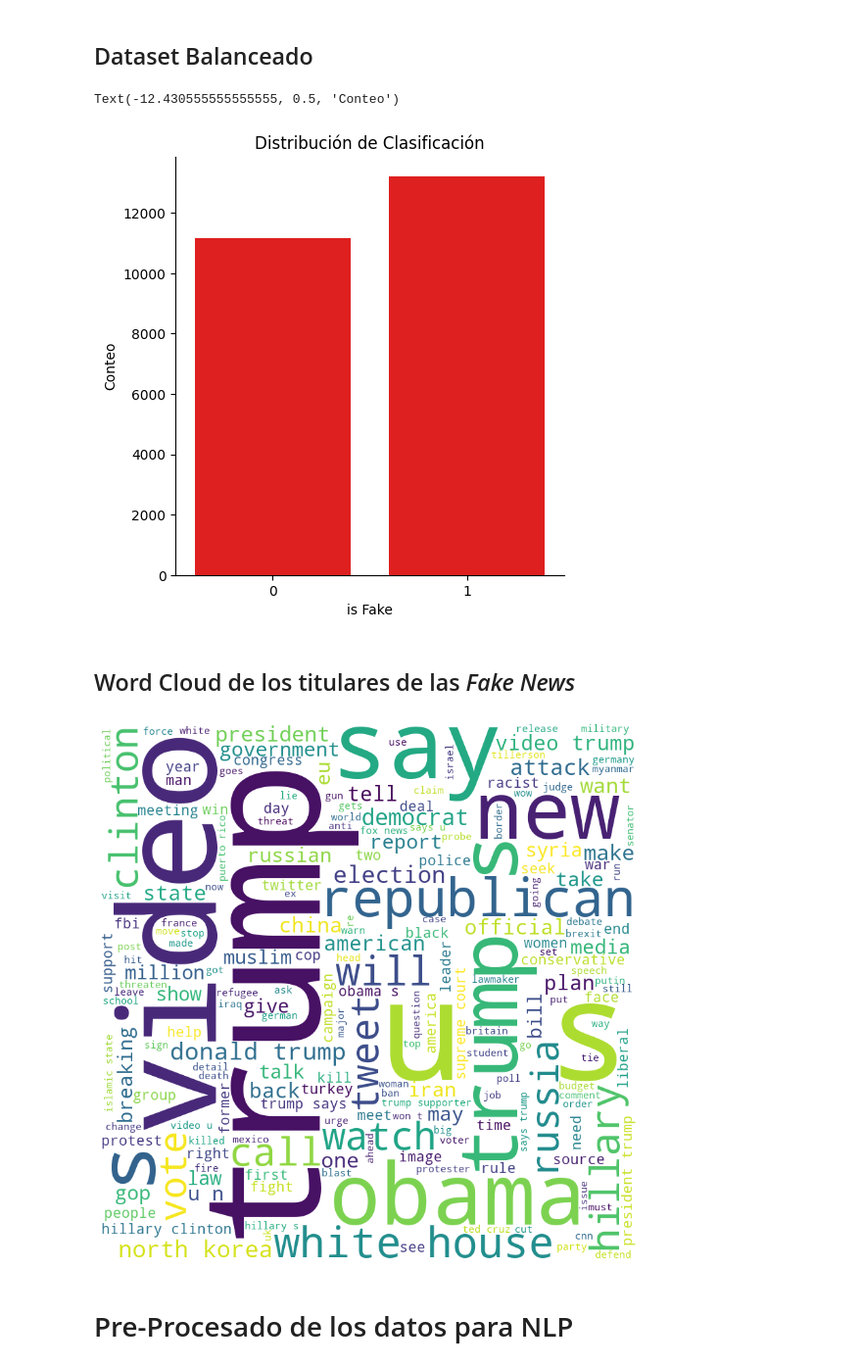
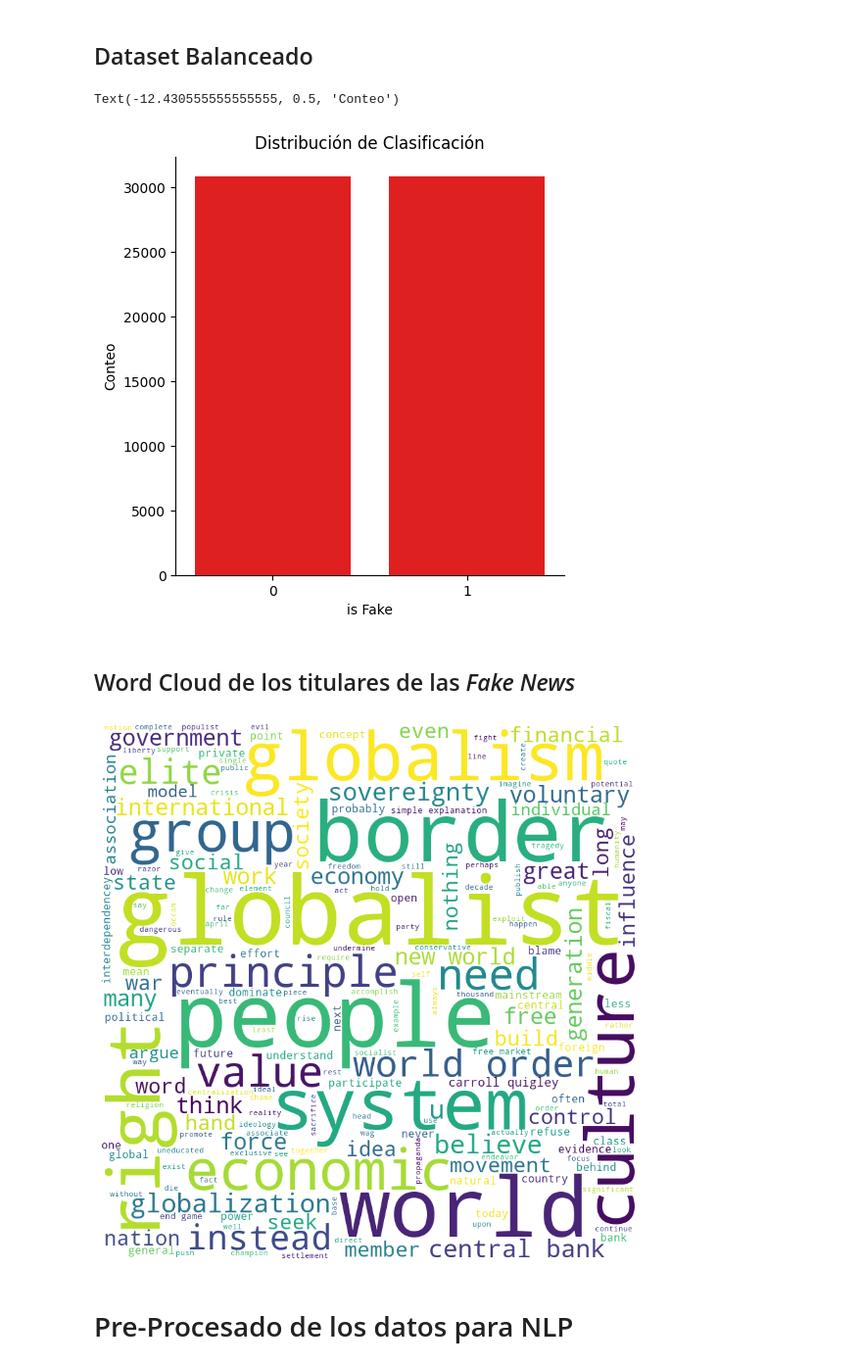
Before and after one commit to LuisFelipePoma/Fake_News_Detector, a Jupyter notebook: src/model/code.ipynb, the cells around one changed output. Shown at 98% size. Cells and saved outputs as stored; diff of their text form; code cells hidden in the pictures.

```diff
--- a/src/model/code.ipynb
+++ b/src/model/code.ipynb
@@ -8,9 +9,36 @@ import numpy as np
+# %%
+def load_data():
+    !curl -L "https://prod-dcd-datasets-cache-zipfiles.s3.eu-west-1.amazonaws.com/945z9xkc8d-1.zip" -o data.zip
+    !unzip "data.zip" && unzip "Fake News Dataset.zip"
+    !del -r *.zip
+
+    main_directory = os.path.join(os.getcwd(),"Fake News Dataset")
+    subdirectories = [x[0] for x in os.walk(main_directory)][1:]
+
+    dataframes = []
+    # Itera a través de los subdirectorios y archivos train.csv
+    for subdirectory in subdirectories:
+        file_path = os.path.join(subdirectory, "train.csv")
+
+        # Verifica si el archivo train.csv existe en el subdirectorio
+        if os.path.exists(file_path):
+            data = pd.read_csv(file_path)
+            dataframes.append(data)
+
+
+    # Combina los DataFrames en uno solo
+    combined_data = pd.concat(dataframes, ignore_index=True)
+
+    # Guarda el DataFrame combinado en un archivo train_combined.csv
+    combined_data.to_csv("dataset.csv", index=False)
+    print("Archivos train.csv combinados con éxito en train_combined.csv")
 # %%
 try:
-    df = pd.read_parquet("0.parquet")
+    df = pd.read_csv("dataset.csv",sep=";")
 except:
     print("Downloading dataset .....")
-    !curl -L "https://huggingface.co/datasets/GonzaloA/fake_news/resolve/refs%2Fconvert%2Fparquet/default/train/0000.parquet" -o 0.parquet
+    load_data()
+    # !curl -L "https://huggingface.co/datasets/GonzaloA/fake_news/resolve/refs%2Fconvert%2Fparquet/default/train/0000.parquet" -o 0.parquet
 # %% [markdown]
 ## Inspeccionar datos
 # %%
@@ -52,7 +78,7 @@ plt.xlabel("is Fake")
 plt.ylabel("Conteo")
 # %% [output]
 Text(-12.430555555555555, 0.5, 'Conteo')
-[figure, old version]
+[figure, new version]
 # %% [markdown]
 ## Word Cloud de los titulares de las *Fake News*
 # %%
@@ -63,34 +89,34 @@ comment_words = ""
 stopwords = set(STOPWORDS)
 
 # Recorrer el dataframe
-for val in df["title"]:
+for val in df["text"][0:1]:
     # Castear cada palabra a string
     val = str(val)
 
     # Separamos por palabra
     tokens = val.split()
 
     # Pasamos a minusculas
     for i in range(len(tokens)):
         tokens[i] = tokens[i].lower()
 
     comment_words += " ".join(tokens) + " "
 
 wordcloud = WordCloud(
     width=800,
     height=800,
     background_color="white",
     stopwords=stopwords,
     min_font_size=10,
 ).generate(comment_words)
 
 # Generamos el plot
 plt.figure(figsize=(8, 8), facecolor=None)
 plt.imshow(wordcloud)
 plt.axis("off")
 plt.tight_layout(pad=0)
 plt.show()
 # %% [output]
-[figure, old version]
+[figure, new version]
 # %% [markdown]
 # Pre-Procesado de los datos para NLP
```
Also changed, not shown: parts of 32 cells of this notebook, 6 other files.
